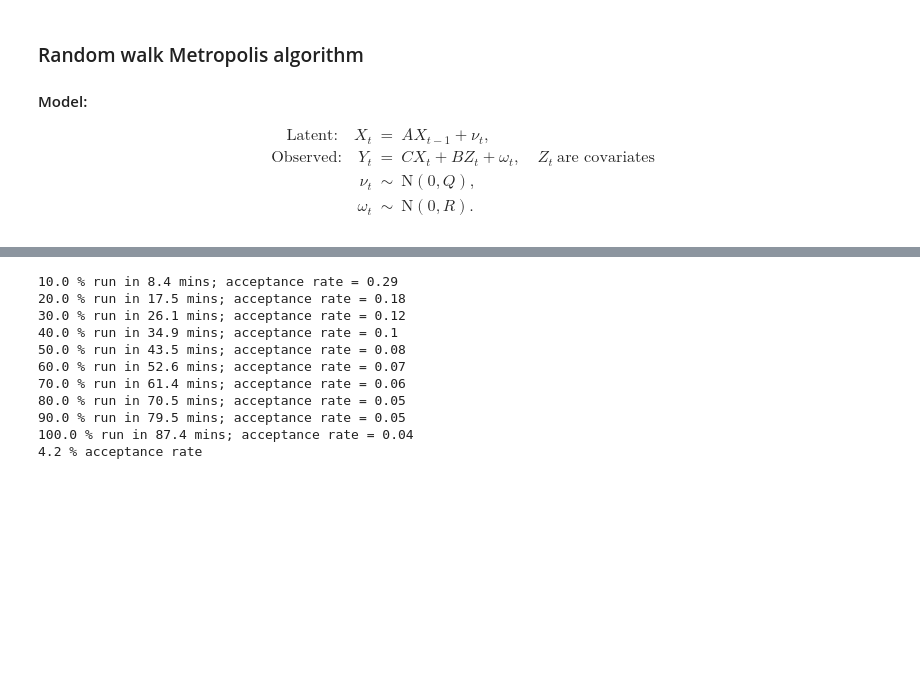
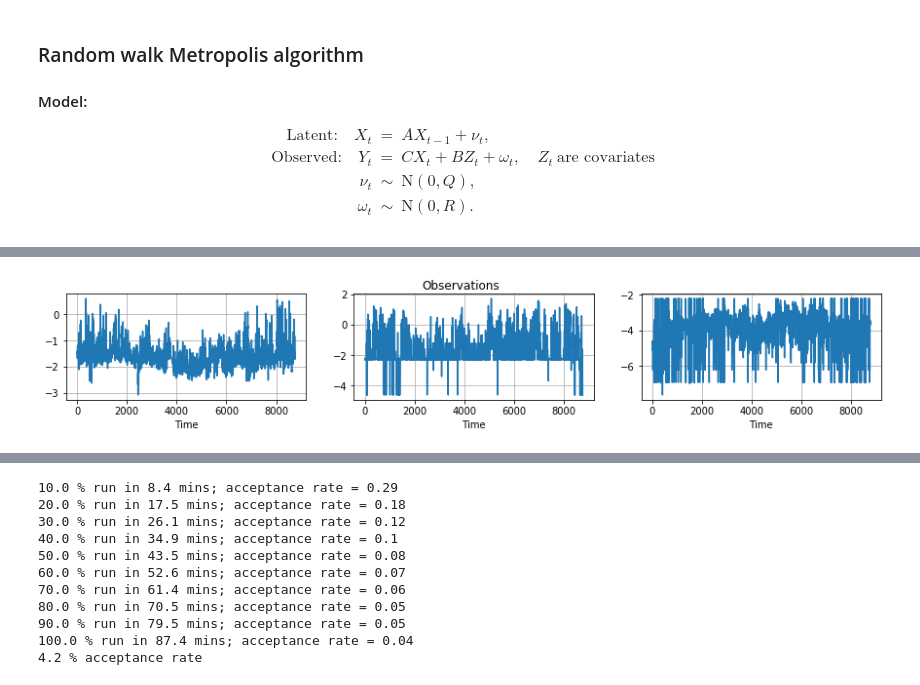
Before and after one commit to deborsheesen/DC-BATS-deborshee, a Jupyter notebook: ozone_data/full_MCMC.ipynb, the cells around one changed output, grey strips where cells are left out. Drawn from its saved outputs; the diff is of its cells as text; code cells hidden in the pictures; blank space fills up the shorter version.

```diff
--- a/ozone_data/full_MCMC.ipynb
+++ b/ozone_data/full_MCMC.ipynb
@@ -45,0 +70,16 @@ b = np.transpose(np.matmul(B,Z.transpose()))
+# %%
+YY = np.log((Y<=0)*(Y-np.min(Y)+1e-2) + Y*(Y>0))
+# %%
+for t in range(T) :
+    if YY[t,1] < -20 :
+        YY[t,1] = np.mean(YY[:,1])
+# %%
+plt.rcParams['figure.figsize'] = (15, 2)
+for i in range(3) :
+    plt.subplot(1,3,i+1)
+    plt.plot(YY[:,i])
+    plt.grid(True)
+    plt.xlabel("Time")
+plt.suptitle("Observations");
+# %% [output]
+[figure, added]
```
Also changed, not shown: parts of 4 cells of this notebook, 2 other files.
